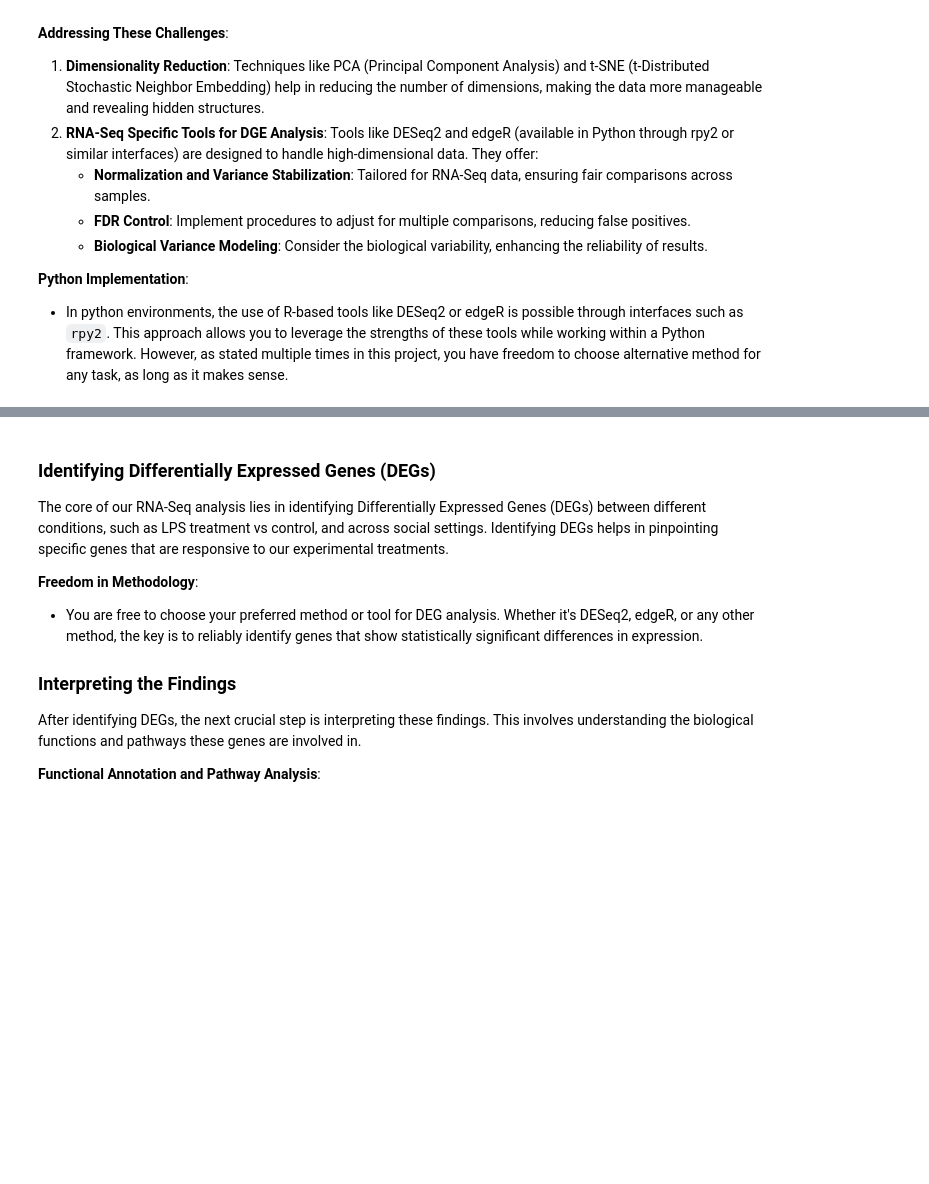
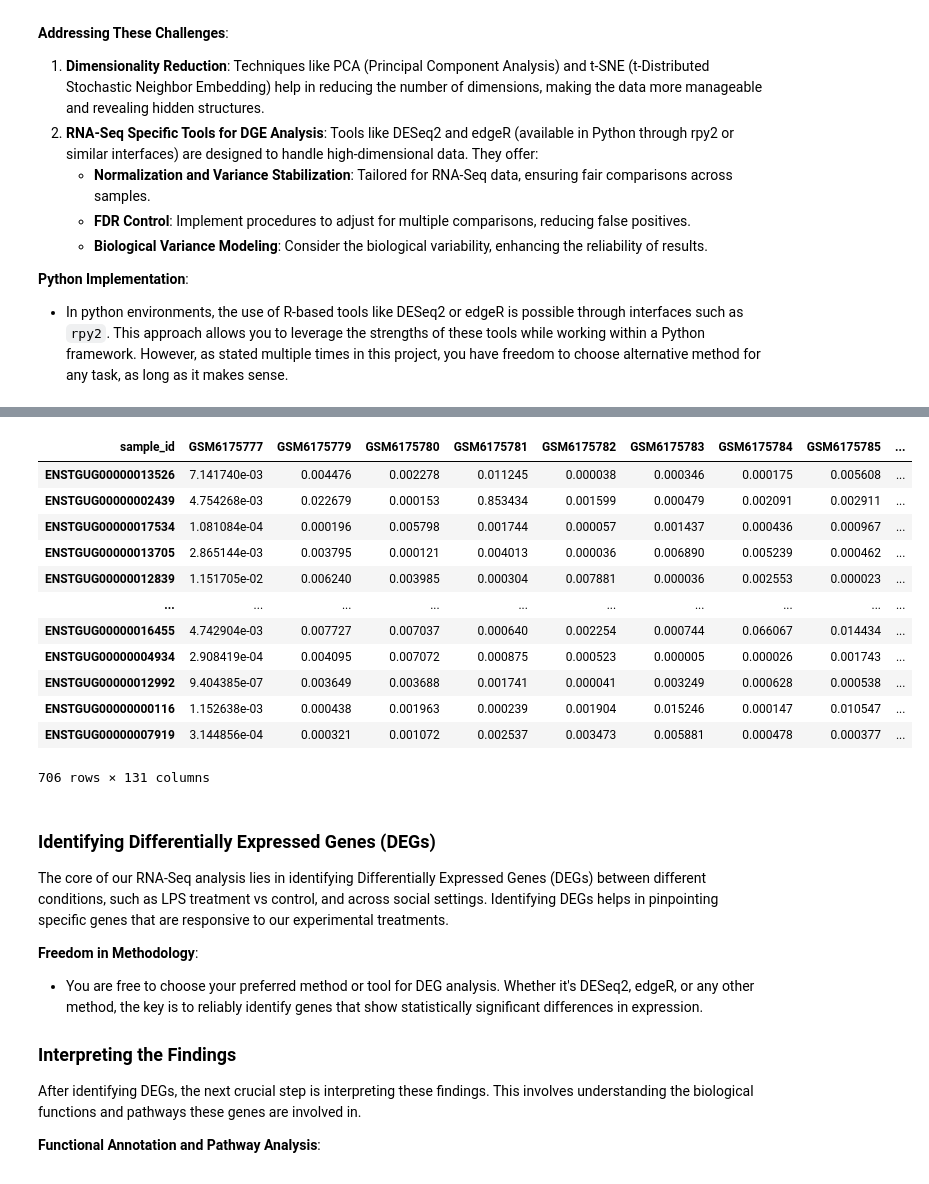
Before and after one commit to AliRahmizad/BioInformaticsCourseProject, a Jupyter notebook: tasks/the-songbird-study/SongBirdStudy.ipynb, the cells around one changed output, grey strips where cells are left out. Drawn from its saved outputs; the diff is of its cells as text; code cells hidden in the pictures; blank space fills up the shorter version.

```diff
--- a/tasks/the-songbird-study/SongBirdStudy.ipynb
+++ b/tasks/the-songbird-study/SongBirdStudy.ipynb
@@ -730,0 +926,22 @@ inference = DefaultInference(n_cpus=8)
+# %%
+mod.rename_axis('Gene_ID', inplace=True)
+dds_mod = dds[:, mod.index]
+new_df = pd.DataFrame(dds_mod.layers['replace_cooks'].T, index=dds_mod.var_names, columns=dds_mod.obs_names)
+new_df = new_df.dropna(how='any')
+new_df.replace([np.inf, -np.inf], np.nan).dropna(axis=1)
+
+#sns.clustermap(new_df, z_score=0)
+# %% [output]
+| sample_id | GSM6175777 | GSM6175779 | GSM6175780 | GSM6175781 | GSM6175782 | GSM6175783 | GSM6175784 | GSM6175785 | ... |
+| ENSTGUG00000013526 | 7.141740e-03 | 0.004476 | 0.002278 | 0.011245 | 0.000038 | 0.000346 | 0.000175 | 0.005608 | ... |
+| ENSTGUG00000002439 | 4.754268e-03 | 0.022679 | 0.000153 | 0.853434 | 0.001599 | 0.000479 | 0.002091 | 0.002911 | ... |
+| ENSTGUG00000017534 | 1.081084e-04 | 0.000196 | 0.005798 | 0.001744 | 0.000057 | 0.001437 | 0.000436 | 0.000967 | ... |
+| ENSTGUG00000013705 | 2.865144e-03 | 0.003795 | 0.000121 | 0.004013 | 0.000036 | 0.006890 | 0.005239 | 0.000462 | ... |
+| ENSTGUG00000012839 | 1.151705e-02 | 0.006240 | 0.003985 | 0.000304 | 0.007881 | 0.000036 | 0.002553 | 0.000023 | ... |
+| ... | ... | ... | ... | ... | ... | ... | ... | ... | ... |
+| ENSTGUG00000016455 | 4.742904e-03 | 0.007727 | 0.007037 | 0.000640 | 0.002254 | 0.000744 | 0.066067 | 0.014434 | ... |
+| ENSTGUG00000004934 | 2.908419e-04 | 0.004095 | 0.007072 | 0.000875 | 0.000523 | 0.000005 | 0.000026 | 0.001743 | ... |
+| ENSTGUG00000012992 | 9.404385e-07 | 0.003649 | 0.003688 | 0.001741 | 0.000041 | 0.003249 | 0.000628 | 0.000538 | ... |
+| ENSTGUG00000000116 | 1.152638e-03 | 0.000438 | 0.001963 | 0.000239 | 0.001904 | 0.015246 | 0.000147 | 0.010547 | ... |
+| ENSTGUG00000007919 | 3.144856e-04 | 0.000321 | 0.001072 | 0.002537 | 0.003473 | 0.005881 | 0.000478 | 0.000377 | ... |
+706 rows × 131 columns
```
Also changed, not shown: parts of 27 cells of this notebook.
